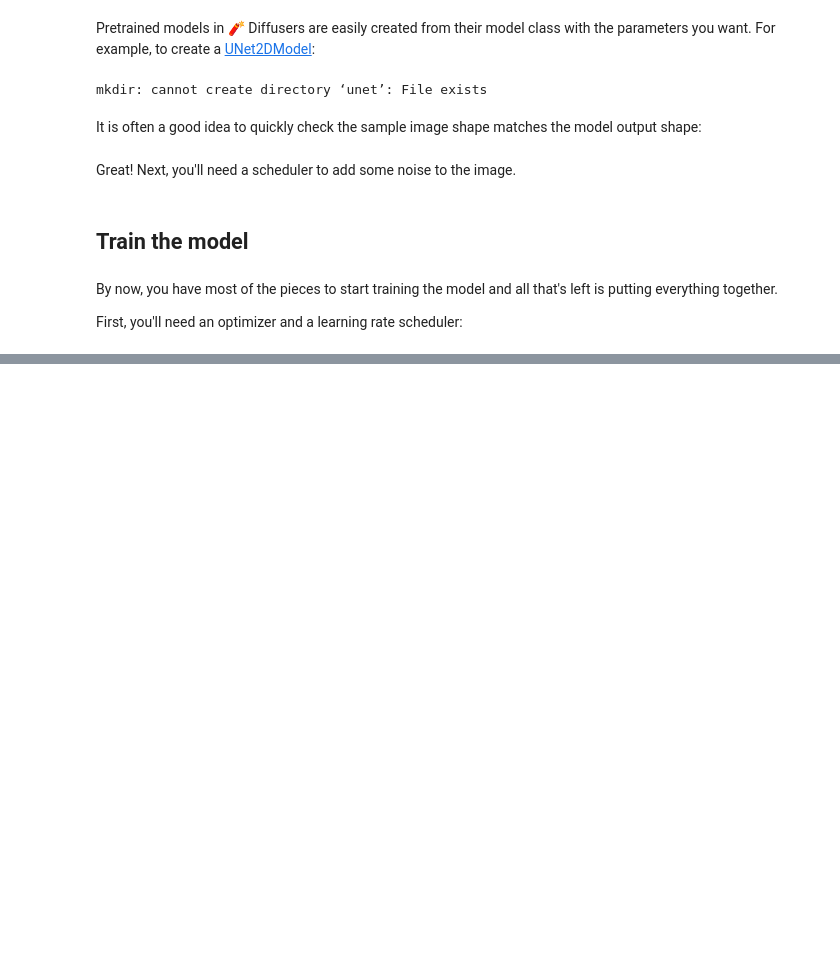
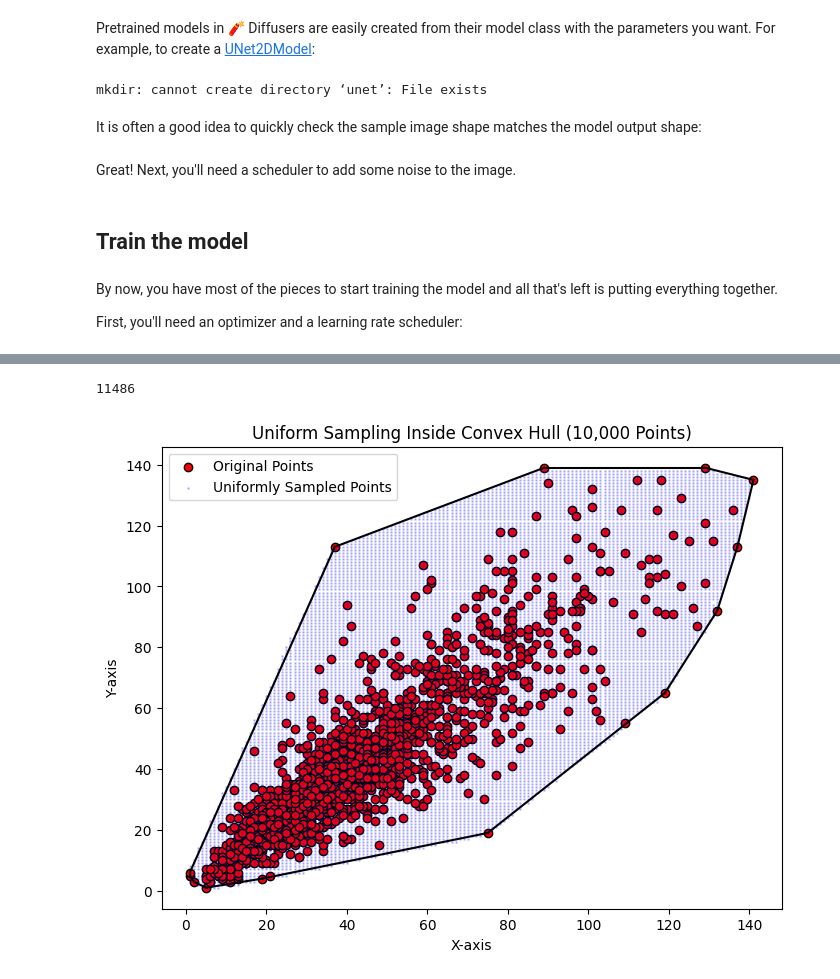
Before and after one commit to Pranavmath/newOBGAN, a Jupyter notebook: DDIM_Nodule_Inpainting_Inference.ipynb, the cells around one changed output, grey strips where cells are left out. Drawn from its saved outputs; the diff is of its cells as text; code cells hidden in the pictures; blank space fills up the shorter version.

```diff
--- a/DDIM_Nodule_Inpainting_Inference.ipynb
+++ b/DDIM_Nodule_Inpainting_Inference.ipynb
@@ -137,5 +137,5 @@ pipeline = DDIMPipeline(unet=model, scheduler=noise_scheduler)
 import numpy as np
 import json
 
-metadata = json.load(open("./refineddataset/nodulemetadata.json"))
+metadata = json.load(open("./nodulemetadata.json"))
 data = np.array([(bbox[2]-bbox[0], bbox[3]-bbox[1]) for bbox, _, _ in metadata.values()])
@@ -177,0 +142,49 @@ plot_kmeans_boundary(data)
+# %%
+import numpy as np
+from numpy.linalg import det
+from scipy.stats import dirichlet
+from scipy.spatial import Delaunay
+
+
+def dist_in_hull(points, n):
+    dims = points.shape[-1]
+    hull = points[ConvexHull(points).vertices]
+    deln = hull[Delaunay(hull).simplices]
+
+    vols = np.abs(det(deln[:, :dims, :] - deln[:, dims:, :])) / np.math.factorial(dims)
+    sample = np.random.choice(len(vols), size = n, p = vols / vols.sum())
+
+    return np.einsum('ijk, ij -> ik', deln[sample], dirichlet.rvs([1]*(dims + 1), size = n))
+# %%
+import matplotlib.pyplot as plt
+from scipy.spatial import ConvexHull
+
+# Generate uniform samples using the provided function
+sampled_points = dist_in_hull(data, 10**5).astype(int)
+sampled_points = np.unique(sampled_points, axis=0)
+#sampled_points = np.array(list(set([(x, y) for x, y in sampled_points])))
+print(len(sampled_points))
+
+# Compute convex hull for plotting
+hull = ConvexHull(data)
+
+# Plot original points
+plt.figure(figsize=(8, 6))
+plt.scatter(data[:, 0], data[:, 1], color='red', label='Original Points', marker='o', edgecolors='k')
+
+# Plot convex hull boundary
+for simplex in hull.simplices:
+    plt.plot(data[simplex, 0], data[simplex, 1], 'k-', linewidth=1.5)
+
+# Plot uniformly sampled points
+plt.scatter(sampled_points[:, 0], sampled_points[:, 1], color='blue', alpha=0.2, s=1, label='Uniformly Sampled Points')
+
+# Formatting
+plt.legend()
+plt.title("Uniform Sampling Inside Convex Hull (10,000 Points)")
+plt.xlabel("X-axis")
+plt.ylabel("Y-axis")
+plt.show()
+# %% [output]
+11486
+[figure, added]
```
Also changed, not shown: parts of 4 cells of this notebook, 1 other file.
